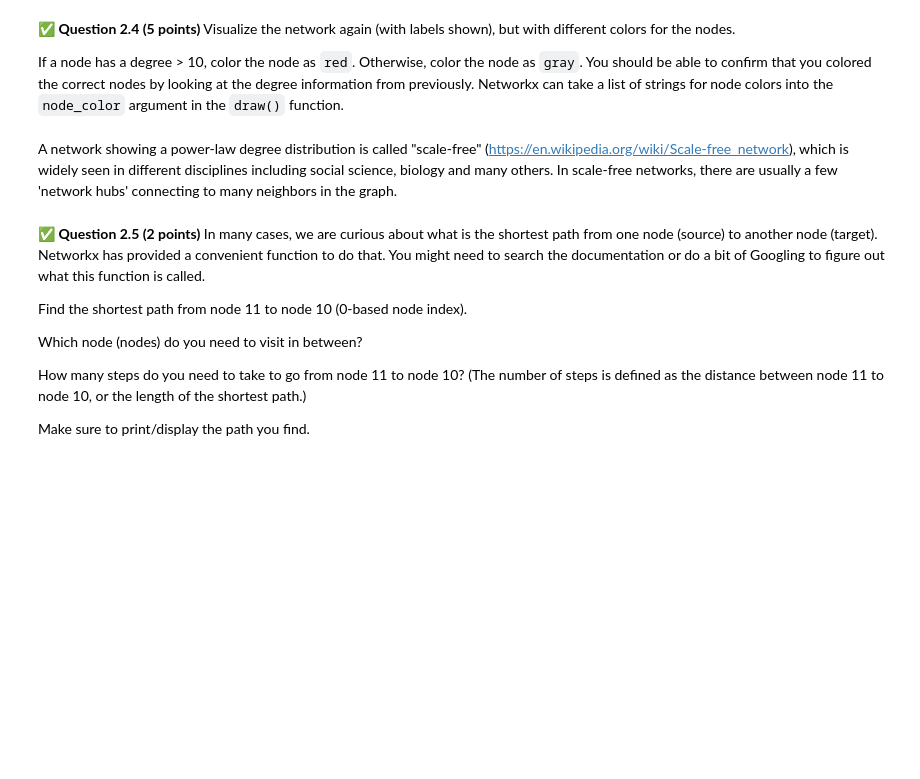
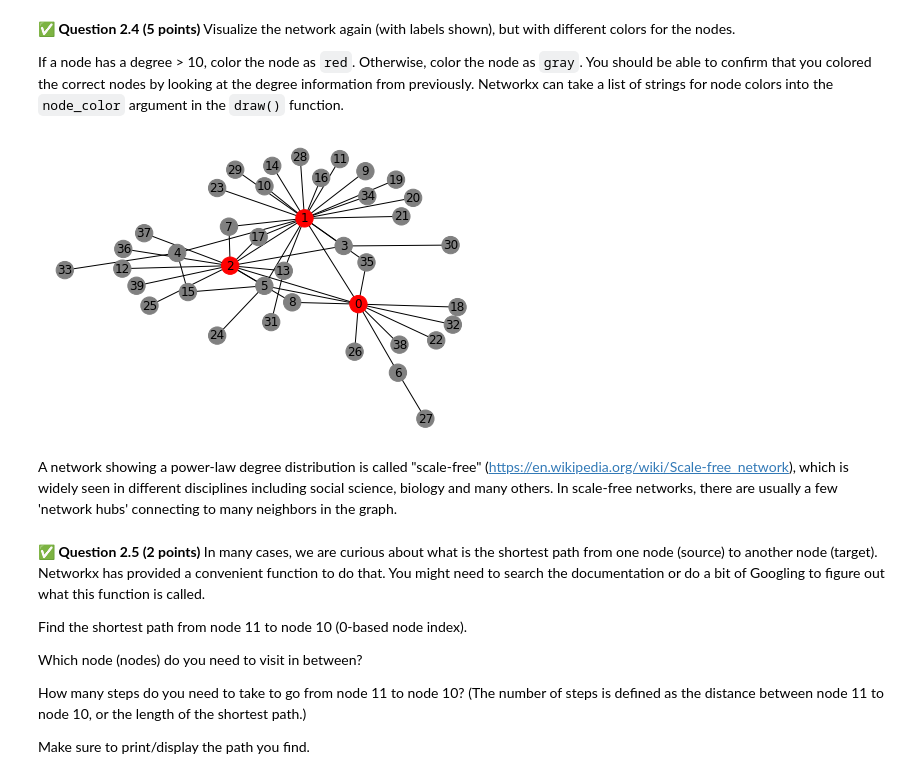
Before and after one commit to austynoberlin/cmse202-s21-turnin, a Jupyter notebook: hw-04/HW-04_graph_regression-STUDENT.ipynb, the cells around one changed output. Cells and saved outputs as stored; diff of their text form; code cells hidden in the pictures; blank space fills up the shorter version.

```diff
--- a/hw-04/HW-04_graph_regression-STUDENT.ipynb
+++ b/hw-04/HW-04_graph_regression-STUDENT.ipynb
@@ -84,3 +120,14 @@ If a node has a degree > 10, color the node as `red`.  Otherwise, color the node
+# %%
+# Put your code here:
+color_list = []
+for i in range(len(dict_degree.items())):
+    if dict_degree[i] > 10:
+        color_list.append('r')
+    else:
+        color_list.append('grey')
+nx.draw(G, node_color = color_list, with_labels = True)
+# %% [output]
+[figure, added]
 # %% [markdown]
 A network showing a power-law degree distribution is called "scale-free" (https://en.wikipedia.org/wiki/Scale-free_network), which is widely seen in different disciplines including social science, biology and many others. In scale-free networks, there are usually a few 'network hubs' connecting to many neighbors in the graph.
 # %% [markdown]
```
Also changed, not shown: parts of 16 cells of this notebook.
